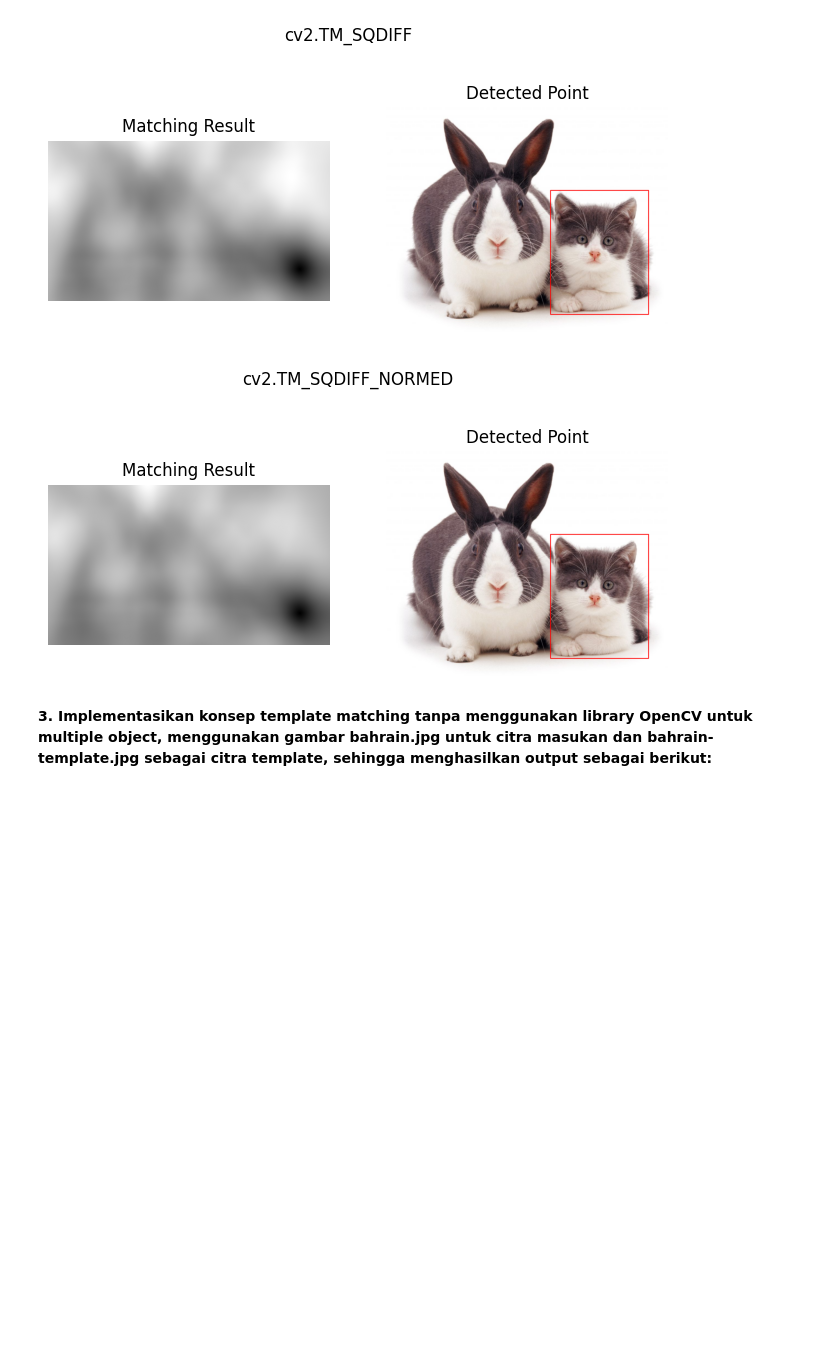
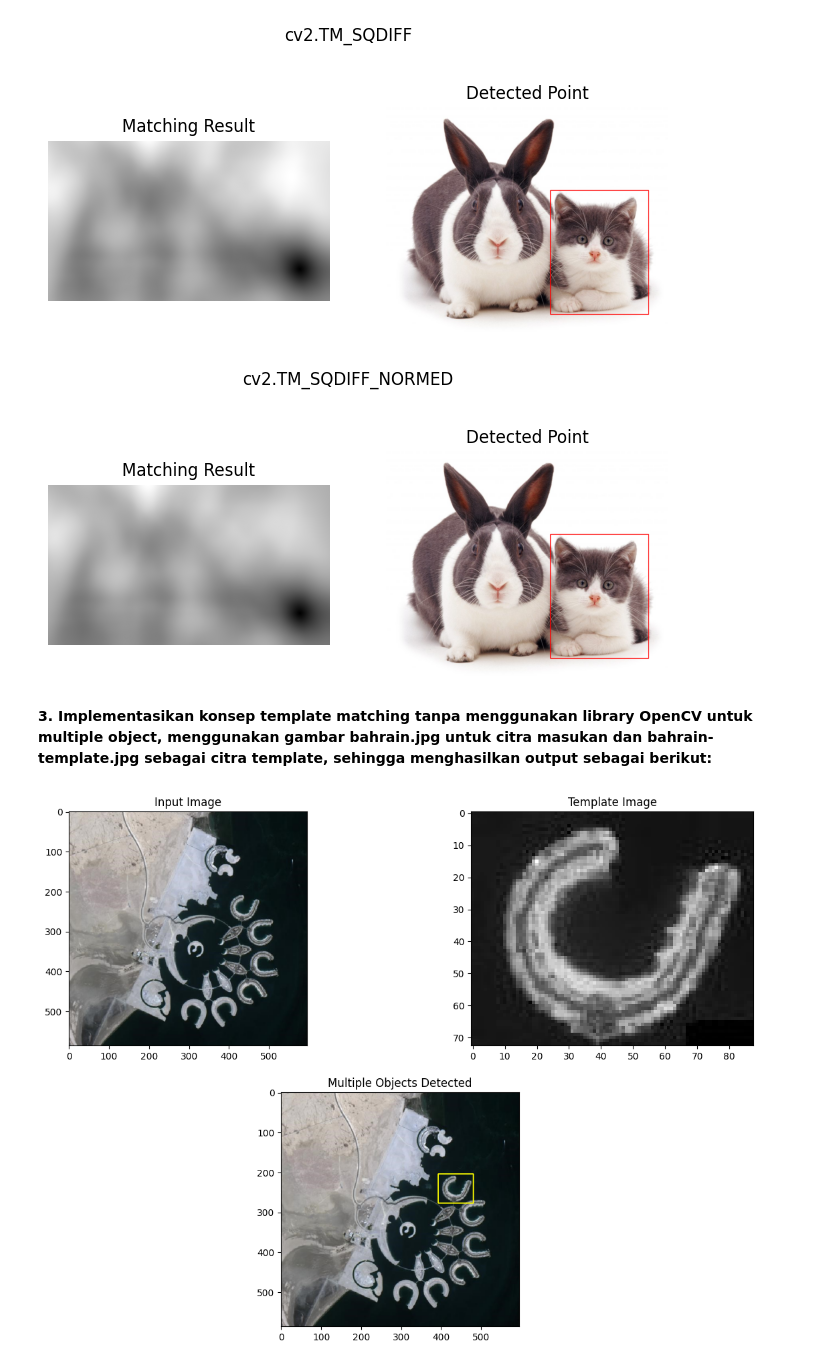
Before and after one commit to azzazhr/PCVK_Ganjil_2025, a Jupyter notebook: Week11.ipynb, the cells around one changed output. Drawn from its saved outputs; the diff is of its cells as text; code cells hidden in the pictures; blank space fills up the shorter version.

```diff
--- a/Week11.ipynb
+++ b/Week11.ipynb
@@ -100,3 +100,63 @@ for meth in methods:
 untuk multiple object, menggunakan gambar bahrain.jpg untuk citra masukan dan
 bahrain-template.jpg sebagai citra template, sehingga menghasilkan output sebagai
 berikut:**
+# %%
+# Membaca letak path file
+path = '/content/drive/MyDrive/PCVK/Images/'
+file_img = 'bahrain.jpg'
+file_template = 'bahrain-template.jpg'
+
+# Membaca gambar source dan template
+# Kita baca versi grayscale (0) untuk kalkulasi SSD
+img_gray = cv.imread(path + file_img, 0)
+template_gray = cv.imread(path + file_template, 0)
+
+# Ambil dimensi dari variabel baru
+h_img, w_img = img_gray.shape
+h_temp, w_temp = template_gray.shape
+
+# Logika kalkulasi SSD (tetap sama, hanya ganti nama variabel)
+result_map = np.zeros((h_img - h_temp + 1, w_img - w_temp + 1))
+
+for y in range(result_map.shape[0]):
+    for x in range(result_map.shape[1]):
+        # Gunakan img_gray dan template_gray
+        roi = img_gray[y:y+h_temp, x:x+w_temp]
+        ssd = np.sum((template_gray - roi) ** 2)
+        result_map[y, x] = ssd
+
+# Logika threshold dan pencarian lokasi (tetap sama)
+threshold = result_map.min() * 1.5
+locations = np.where(result_map <= threshold)
+
+# Baca gambar berwarna untuk menggambar kotak
+# Gunakan path yang sudah didefinisikan di atas
+img_color = cv.imread(path + file_img)
+
+# Gambar kotak di img_color
+for pt in zip(*locations[::-1]):
+    cv.rectangle(img_color, pt, (pt[0] + w_temp, pt[1] + h_temp), (0, 255, 255), 2)
+
+# Tampilkan hasil plot
+plt.figure(figsize=(15, 10))
+
+# Subplot 1: Input Image (Baca ulang agar BGR ke RGB)
+plt.subplot(2, 2, 1)
+# Gunakan path yang sudah didefinisikan
+img_input = cv.imread(path + file_img)
+plt.imshow(cv.cvtColor(img_input, cv.COLOR_BGR2RGB))
+plt.title('Input Image')
+
+# Subplot 2: Template Image (Gunakan template_gray)
+plt.subplot(2, 2, 2)
+plt.imshow(template_gray, cmap='gray')
+plt.title('Template Image')
+
+# Subplot 3: Detected (Gunakan img_color yang sudah ada kotaknya)
+plt.subplot(2, 1, 2)
+plt.imshow(cv.cvtColor(img_color, cv.COLOR_BGR2RGB))
+plt.title('Multiple Objects Detected')
+
+plt.show()
+# %% [output]
+[figure, added]
```
Also changed, not shown: parts of 9 cells of this notebook.
